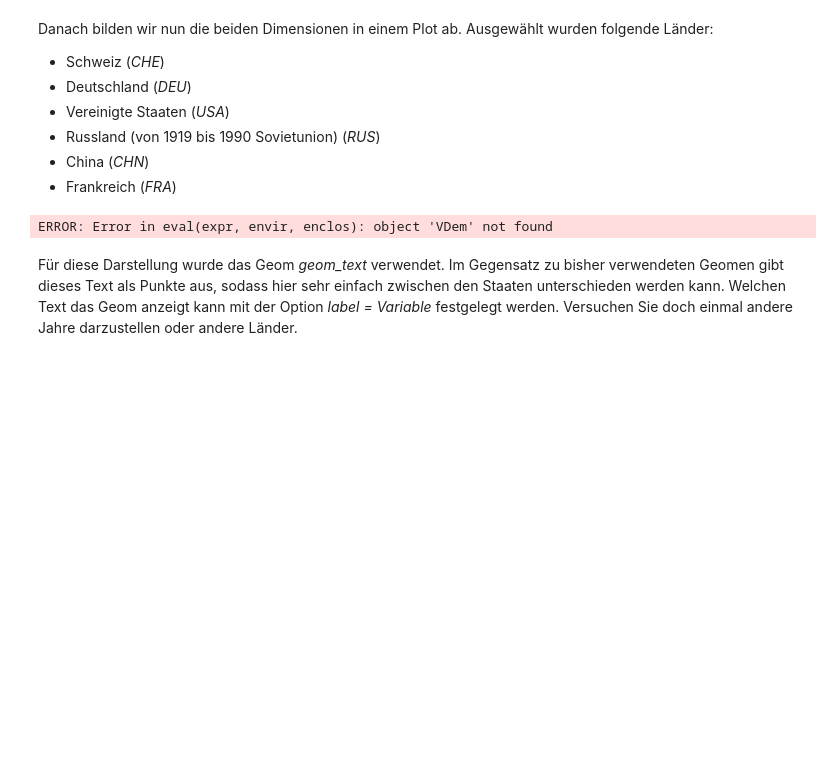
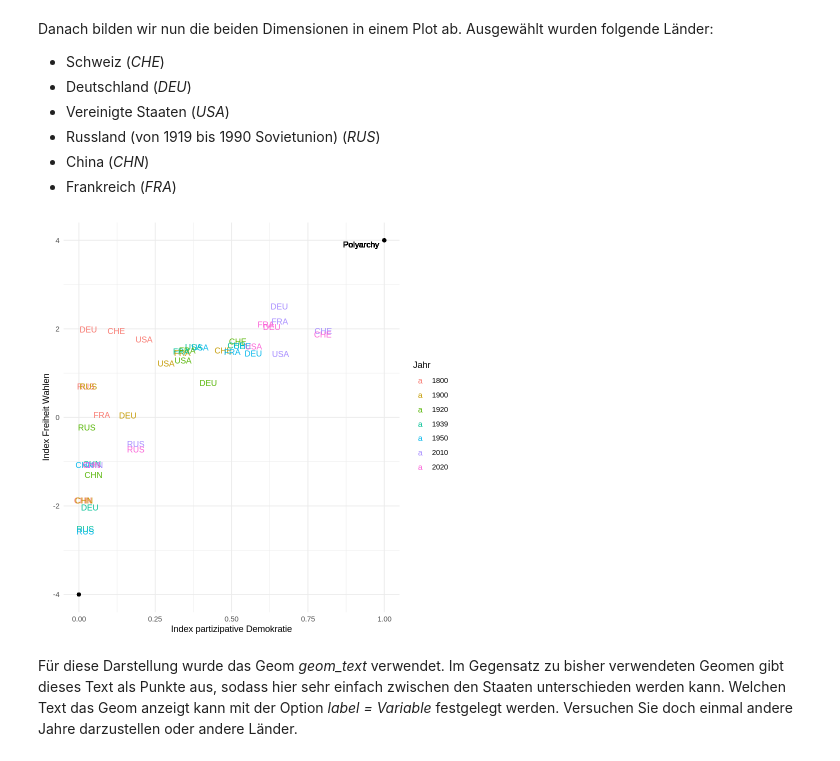
Before and after one commit to cstecker/politicsRLab, a Jupyter notebook: Demokratie und V-Dem.ipynb, the cells around one changed output. Cells and saved outputs as stored; diff of their text form; code cells hidden in the pictures; blank space fills up the shorter version.

```diff
--- a/Demokratie und V-Dem.ipynb
+++ b/Demokratie und V-Dem.ipynb
@@ -135,7 +195,7 @@ Aus der Vorlesung wissen Sie, dass Dahl die ideale real existierende Demokratie
 Als Inklusionswert einer Demokratie ziehen wir die Variable *v2x_partipdem* heran (Codebuch S. 43). Dies ist der Participatory democracy index, der erhebt inwieweit das Ideal der partizipativen Demokratie erreicht wird (Maximalwert 4). Um die Wettberwerbsdimension zu ermitteln, ziehen wir die Variable *v2elfrfair*, den clean election index (Codebuch S. 48), heran. Dieser ermittelt inwieweit Wahlen fair und frei sind. Dies gilt insbesondere für den Grad des fairen Wettbewerbs unter Parteien. Da die Variable *v2elfrfair* nur in Jahren von Wahlen erhoben wird, erstellen wir zunächst die Variable elecfair und übertragen bei fehlenden Werten die Werte der letzten Wahl.
 # %%
 #Lücken in v2elfrfair zu füllen. NAs werden durch Vorjahreswerte ersetzt
-VDem <- VDem %>%
+vdem <- vdem %>%
   mutate(elecfair = v2elfrfair) %>%
   fill(elecfair, .direction = "down")
 # %% [markdown]
@@ -148,18 +208,20 @@ Danach bilden wir nun die beiden Dimensionen in einem Plot ab. Ausgewählt wurde
 *   China (*CHN*)
 *   Frankreich (*FRA*)
 # %%
-VDem %>%  #Graph Demokratie nach Dahl ausgewählte Länder
+vdem %>%  #Graph Demokratie nach Dahl ausgewählte Länder
   filter(country_name == "Switzerland" | country_name == "Germany" | country_name == "United States of America" |
            country_name == "Russia" | country_name == "China" | country_name == "France") %>%
-  filter(year == 1800 | year == 1900 | year == 1920 | year == 1939 | year == 1950 | year == 2010) %>%
+  filter(year == 1800 | year == 1900 | year == 1920 | year == 1939 | year == 1950 | year == 2010 | year == 2020) %>%
   ggplot() +
-  geom_text(size = 3.5, aes(x=1, y=4, label = "Polyarchy", hjust = -0.5)) +
+  geom_text(size = 3.5, aes(x=.9, y=3.9, label = "Polyarchy", hjust = 0.3)) +
+  geom_point(aes(x=1, y=4)) +
   geom_point(aes(x=0, y=-4)) +
-  geom_text(size = 3.5, check_overlap = TRUE, aes(x = v2x_partipdem, y = elecfair, label = country_text_id, color = factor(year))) +
+  geom_text(size = 3.5, check_overlap = FALSE, aes(x = v2x_partipdem, y = elecfair, label = country_text_id, color = factor(year))) +
   labs(x = "Index partizipative Demokratie",  y = "Index Freiheit Wahlen", color = "Jahr") +
-  lims()
+  xlim(c(0, 1)) +
+  ylim(c(-4, 4)) +
   theme_minimal()
 # %% [output]
-ERROR: Error in eval(expr, envir, enclos): object 'VDem' not found
+[figure, added]
 # %% [markdown]
 Für diese Darstellung wurde das Geom *geom_text* verwendet. Im Gegensatz zu bisher verwendeten Geomen gibt dieses Text als Punkte aus, sodass hier sehr einfach zwischen den Staaten unterschieden werden kann. Welchen Text das Geom anzeigt kann mit der Option *label = Variable* festgelegt werden. Versuchen Sie doch einmal andere Jahre darzustellen oder andere Länder.
```
Also changed, not shown: parts of 13 cells of this notebook.
